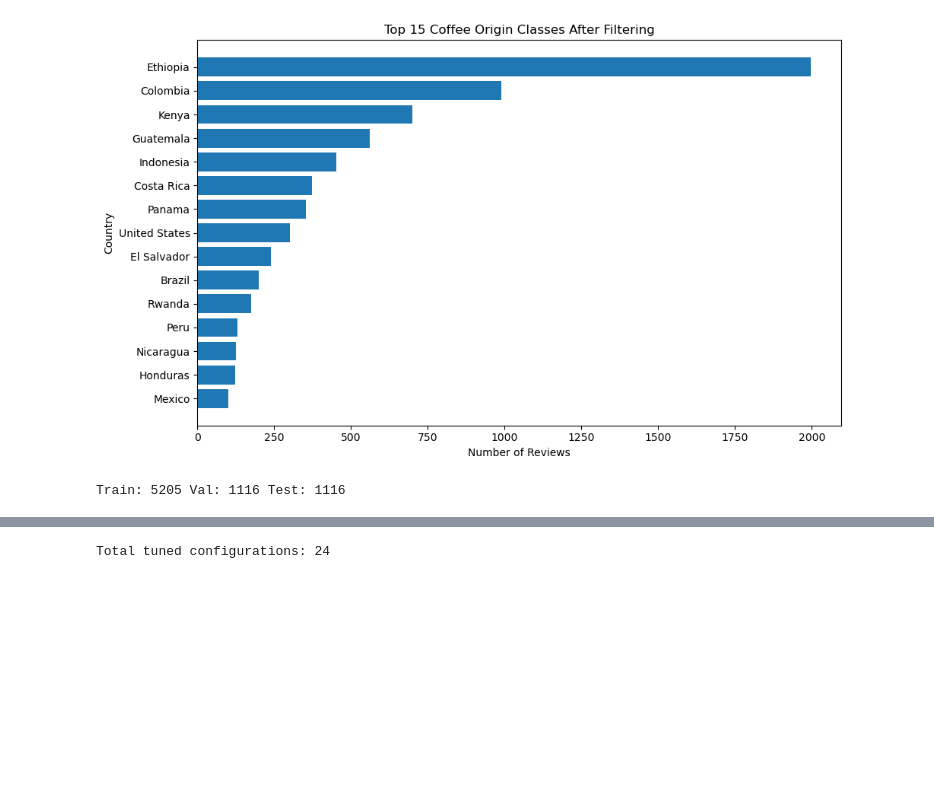
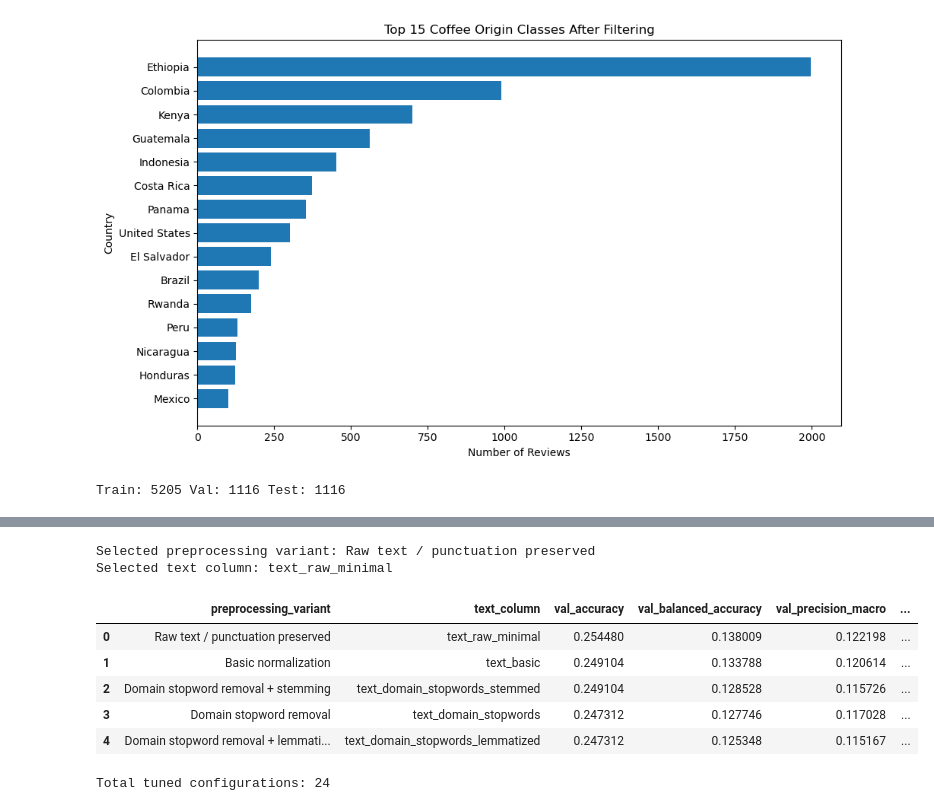
Before and after one commit to slothislazy/Coffee-Origin-and-Recommendation, a Jupyter notebook: 02_Origin_Classification_TF-IDF.ipynb, the cells around one changed output, grey strips where cells are left out. Cells and saved outputs as stored; diff of their text form; code cells hidden in the pictures; blank space fills up the shorter version.

```diff
--- a/02_Origin_Classification_TF-IDF.ipynb
+++ b/02_Origin_Classification_TF-IDF.ipynb
@@ -259 +239,81 @@ Top classes report (test, Linear SVM):
+# %%
+preprocessing_variants = {
+    'Raw text / punctuation preserved': 'text_raw_minimal',
+    'Basic normalization': 'text_basic',
+    'Domain stopword removal': 'text_domain_stopwords',
+    'Domain stopword removal + stemming': 'text_domain_stopwords_stemmed',
+    'Domain stopword removal + lemmatization': 'text_domain_stopwords_lemmatized',
+}
+
+ablation_results = []
+best_preprocessing_name = None
+best_text_column = None
+best_preprocessing_val_f1 = -1
+
+for variant_name, column_name in preprocessing_variants.items():
+    X_train_variant = work.loc[train_idx, column_name]
+    X_val_variant = work.loc[val_idx, column_name]
+    X_test_variant = work.loc[test_idx, column_name]
+
+    ablation_model = Pipeline([
+        ('tfidf', TfidfVectorizer(
+            analyzer='word',
+            ngram_range=(1, 2),
+            min_df=3,
+            max_df=0.90,
+            sublinear_tf=True,
+        )),
+        ('clf', LinearSVC(
+            C=1.0,
+            class_weight='balanced',
+            dual='auto',
+            max_iter=10000,
+            random_state=RANDOM_STATE,
+        )),
+    ])
+
+    ablation_model.fit(X_train_variant, y_train)
+    y_val_pred_variant = ablation_model.predict(X_val_variant)
+    y_test_pred_variant = ablation_model.predict(X_test_variant)
+
+    val_acc = accuracy_score(y_val, y_val_pred_variant)
+    val_bal_acc = balanced_accuracy_score(y_val, y_val_pred_variant)
+    val_p, val_r, val_f1, _ = precision_recall_fscore_support(y_val, y_val_pred_variant, average='macro', zero_division=0)
+    test_acc = accuracy_score(y_test, y_test_pred_variant)
+    test_bal_acc = balanced_accuracy_score(y_test, y_test_pred_variant)
+    test_p, test_r, test_f1, _ = precision_recall_fscore_support(y_test, y_test_pred_variant, average='macro', zero_division=0)
+
+    ablation_results.append({
+        'preprocessing_variant': variant_name,
+        'text_column': column_name,
+        'val_accuracy': val_acc,
+        'val_balanced_accuracy': val_bal_acc,
+        'val_precision_macro': val_p,
+        'val_recall_macro': val_r,
+        'val_f1_macro': val_f1,
+        'test_accuracy': test_acc,
+        'test_balanced_accuracy': test_bal_acc,
+        'test_precision_macro': test_p,
+        'test_recall_macro': test_r,
+        'test_f1_macro': test_f1,
+    })
+
+    if val_f1 > best_preprocessing_val_f1:
+        best_preprocessing_val_f1 = val_f1
+        best_preprocessing_name = variant_name
+        best_text_column = column_name
+
+ablation_results_df = pd.DataFrame(ablation_results).sort_values('val_f1_macro', ascending=False).reset_index(drop=True)
+print('Selected preprocessing variant:', best_preprocessing_name)
+print('Selected text column:', best_text_column)
+ablation_results_df
+# %% [output]
+Selected preprocessing variant: Raw text / punctuation preserved
+Selected text column: text_raw_minimal
+|  | preprocessing_variant | text_column | val_accuracy | val_balanced_accuracy | val_precision_macro | ... |
+| 0 | Raw text / punctuation preserved | text_raw_minimal | 0.254480 | 0.138009 | 0.122198 | ... |
+| 1 | Basic normalization | text_basic | 0.249104 | 0.133788 | 0.120614 | ... |
+| 2 | Domain stopword removal + stemming | text_domain_stopwords_stemmed | 0.249104 | 0.128528 | 0.115726 | ... |
+| 3 | Domain stopword removal | text_domain_stopwords | 0.247312 | 0.127746 | 0.117028 | ... |
+| 4 | Domain stopword removal + lemmati... | text_domain_stopwords_lemmatized | 0.247312 | 0.125348 | 0.115167 | ... |
 # %%
```
Also changed, not shown: parts of 17 cells of this notebook, 3 other files.
